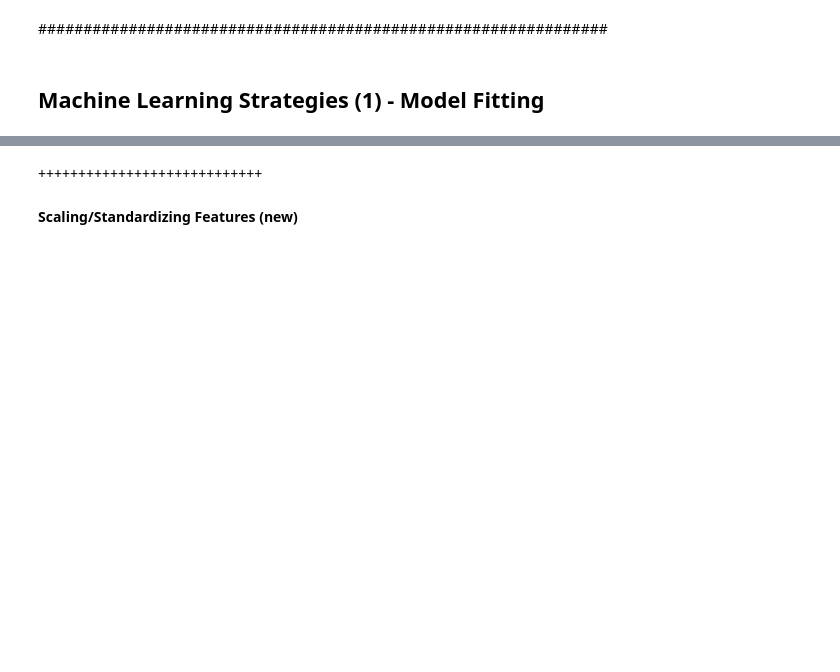
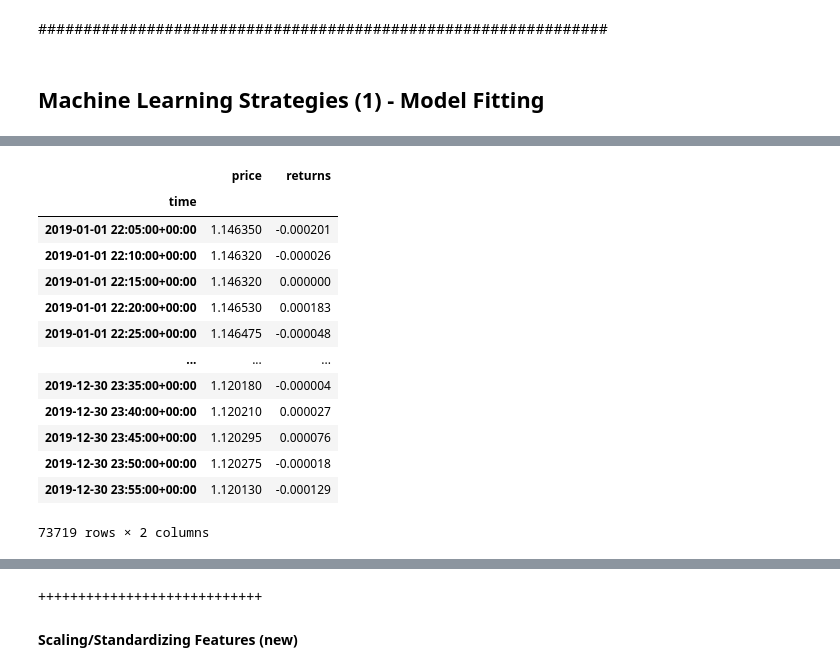
Before and after one commit to Qbannes/energy_trading, a Jupyter notebook: PyCharm_Notebook/Trading/Oanda_implementation.ipynb, the cells around one changed output, grey strips where cells are left out. Cells and saved outputs as stored; diff of their text form; code cells hidden in the pictures; blank space fills up the shorter version.

```diff
--- a/PyCharm_Notebook/Trading/Oanda_implementation.ipynb
+++ b/PyCharm_Notebook/Trading/Oanda_implementation.ipynb
@@ -1212,5 +1244,22 @@ data["returns"] = np.log(data.div(data.shift(1)))
 # %%
 data.dropna(inplace = True)
+# %%
+data
+# %% [output]
+|  | price | returns |
+| time |  |  |
+| 2019-01-01 22:05:00+00:00 | 1.146350 | -0.000201 |
+| 2019-01-01 22:10:00+00:00 | 1.146320 | -0.000026 |
+| 2019-01-01 22:15:00+00:00 | 1.146320 | 0.000000 |
+| 2019-01-01 22:20:00+00:00 | 1.146530 | 0.000183 |
+| 2019-01-01 22:25:00+00:00 | 1.146475 | -0.000048 |
+| ... | ... | ... |
+| 2019-12-30 23:35:00+00:00 | 1.120180 | -0.000004 |
+| 2019-12-30 23:40:00+00:00 | 1.120210 | 0.000027 |
+| 2019-12-30 23:45:00+00:00 | 1.120295 | 0.000076 |
+| 2019-12-30 23:50:00+00:00 | 1.120275 | -0.000018 |
+| 2019-12-30 23:55:00+00:00 | 1.120130 | -0.000129 |
+73719 rows × 2 columns
 # %%
 data["direction"] = np.sign(data.returns)
 # %%
```
Also changed, not shown: parts of 30 cells of this notebook, 13 other files.
